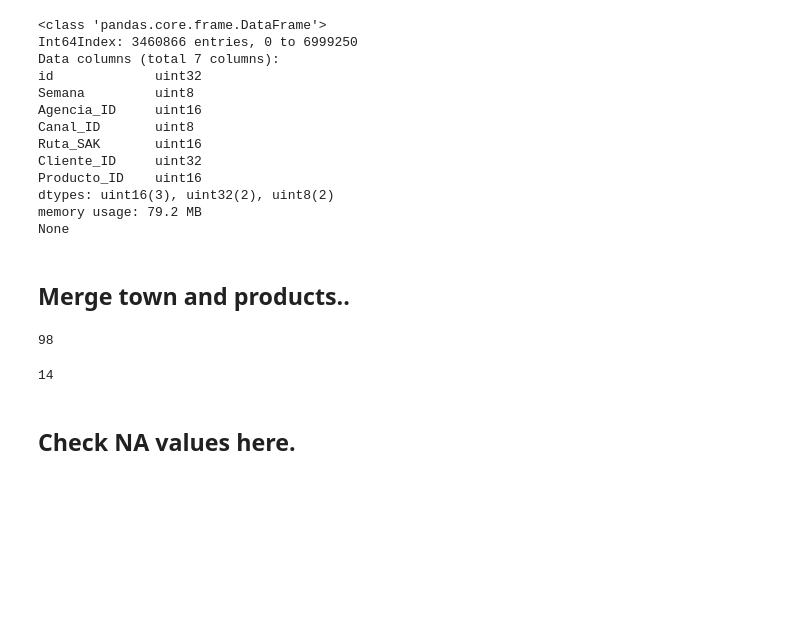
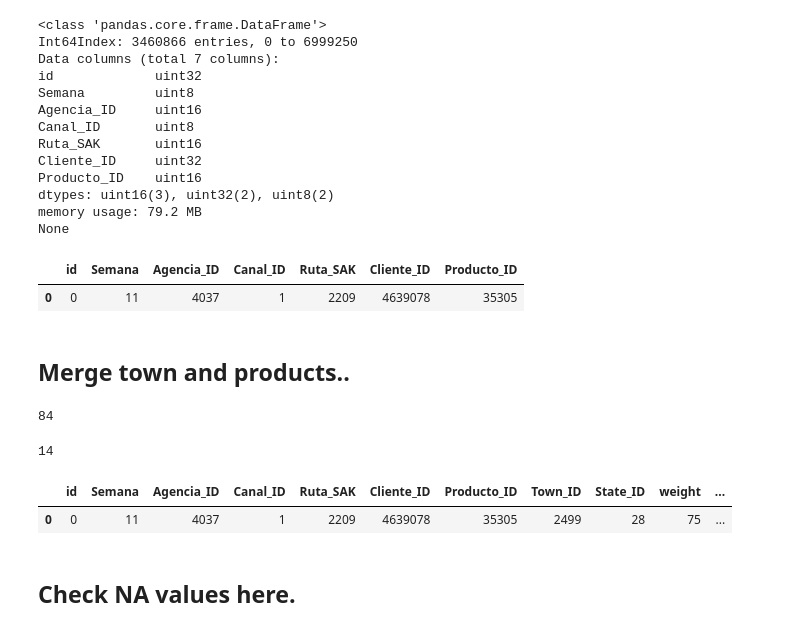
Before and after one commit to berkerkozan/KaggleBimboInventory, a Jupyter notebook: PerfTest/Headshot-FULL-WithZeros.ipynb, the cells around one changed output. Cells and saved outputs as stored; diff of their text form; code cells hidden in the pictures; blank space fills up the shorter version.

```diff
--- a/PerfTest/Headshot-FULL-WithZeros.ipynb
+++ b/PerfTest/Headshot-FULL-WithZeros.ipynb
@@ -290,10 +290,10 @@ class ConfigElements:
 parameterDict =       {"ValidationStart":10,
  "ValidationEnd":11,
    "maxLag":3,
-    "trainHdfPath":'../../input/train_full_wz.h5',
+    "trainHdfPath":'../../input/train_full_wz2.h5',
     "trainHdfFile":"train",
-    "testHdfPath1":"../../input/test1_full_wz.h5",
-    "testHdfPath2":"../../input/test2_full_wz.h5",
+    "testHdfPath1":"../../input/test1_full_wz2.h5",
+    "testHdfPath2":"../../input/test2_full_wz2.h5",
     "testHdfFile":"test",
     "trainTypes" : {'Semana':np.uint8, 'Agencia_ID':np.uint16, 'Canal_ID':np.uint8,'Ruta_SAK':np.uint16,
         'Cliente_ID':np.uint32, 'Producto_ID':np.uint16,'Venta_uni_hoy':np.uint16, 'Venta_hoy':np.float32,
@@ -362,6 +362,11 @@ Producto_ID    uint16
 dtypes: uint16(3), uint32(2), uint8(2)
 memory usage: 79.2 MB
 None
+# %%
+FE.test2[(FE.test2.id == 0)]
+# %% [output]
+|  | id | Semana | Agencia_ID | Canal_ID | Ruta_SAK | Cliente_ID | Producto_ID |
+| 0 | 0 | 11 | 4037 | 1 | 2209 | 4639078 | 35305 |
 # %% [markdown]
 ## Merge town and products..
 # %%
@@ -380,7 +385,7 @@ gc.collect()
 FE.test2 = pd.merge(FE.test2, townstate, on='Agencia_ID', how='left', sort=False,copy=False)
 gc.collect()
 # %% [output]
-98
+84
 # %%
 products = pd.read_csv("../../input/producto_tabla.csv")
 products['short_name'] = products.NombreProducto.str.extract('^(\D*)', expand=False)
@@ -414,6 +419,11 @@ FE.test2 = pd.merge(FE.test2, products, on='Producto_ID', how='left', sort=False
 gc.collect()
 # %% [output]
 14
+# %%
+FE.test2[(FE.test2.id == 0)]
+# %% [output]
+|  | id | Semana | Agencia_ID | Canal_ID | Ruta_SAK | Cliente_ID | Producto_ID | Town_ID | State_ID | weight | ... |
+| 0 | 0 | 11 | 4037 | 1 | 2209 | 4639078 | 35305 | 2499 | 28 | 75 | ... |
 # %% [markdown]
 ## Check NA values here.
 # %%
```
Also changed, not shown: parts of 36 cells of this notebook, 7 other files.
